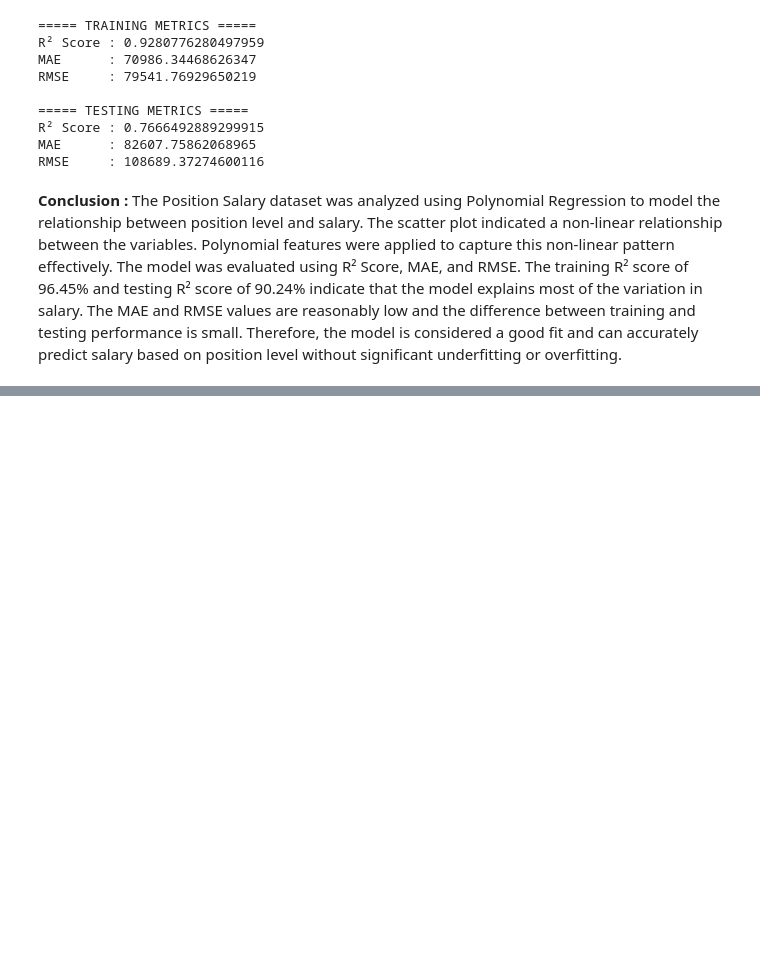
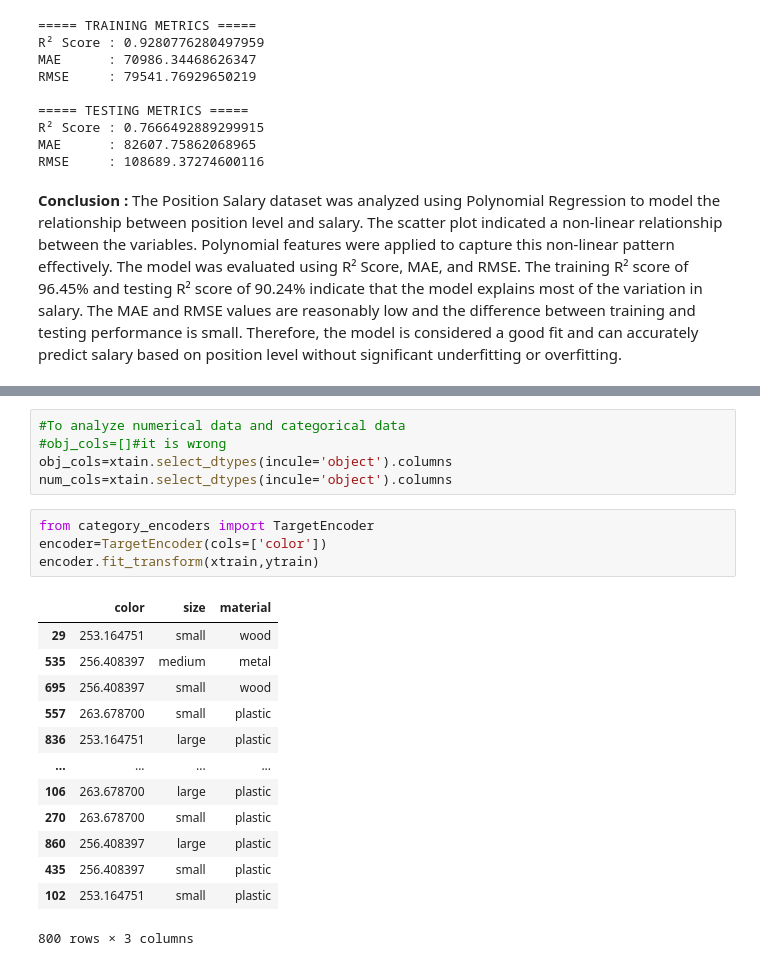
Before and after one commit to Aishu902-crypto/Machine-Learning, a Jupyter notebook: linear regression/data.ipynb, the cells around one changed output, grey strips where cells are left out. Cells and saved outputs as stored; diff of their text form; blank space fills up the shorter version.

```diff
--- a/linear regression/data.ipynb
+++ b/linear regression/data.ipynb
@@ -842,0 +1250,23 @@ RMSE     : 108689.37274600116
+# %%
+#To analyze numerical data and categorical data
+#obj_cols=[]#it is wrong
+obj_cols=xtain.select_dtypes(incule='object').columns
+num_cols=xtain.select_dtypes(incule='object').columns
+# %%
+from category_encoders import TargetEncoder
+encoder=TargetEncoder(cols=['color'])
+encoder.fit_transform(xtrain,ytrain)
+# %% [output]
+|  | color | size | material |
+| 29 | 253.164751 | small | wood |
+| 535 | 256.408397 | medium | metal |
+| 695 | 256.408397 | small | wood |
+| 557 | 263.678700 | small | plastic |
+| 836 | 253.164751 | large | plastic |
+| ... | ... | ... | ... |
+| 106 | 263.678700 | large | plastic |
+| 270 | 263.678700 | small | plastic |
+| 860 | 256.408397 | large | plastic |
+| 435 | 256.408397 | small | plastic |
+| 102 | 253.164751 | small | plastic |
+800 rows × 3 columns
```
Also changed, not shown: parts of 44 cells of this notebook.
